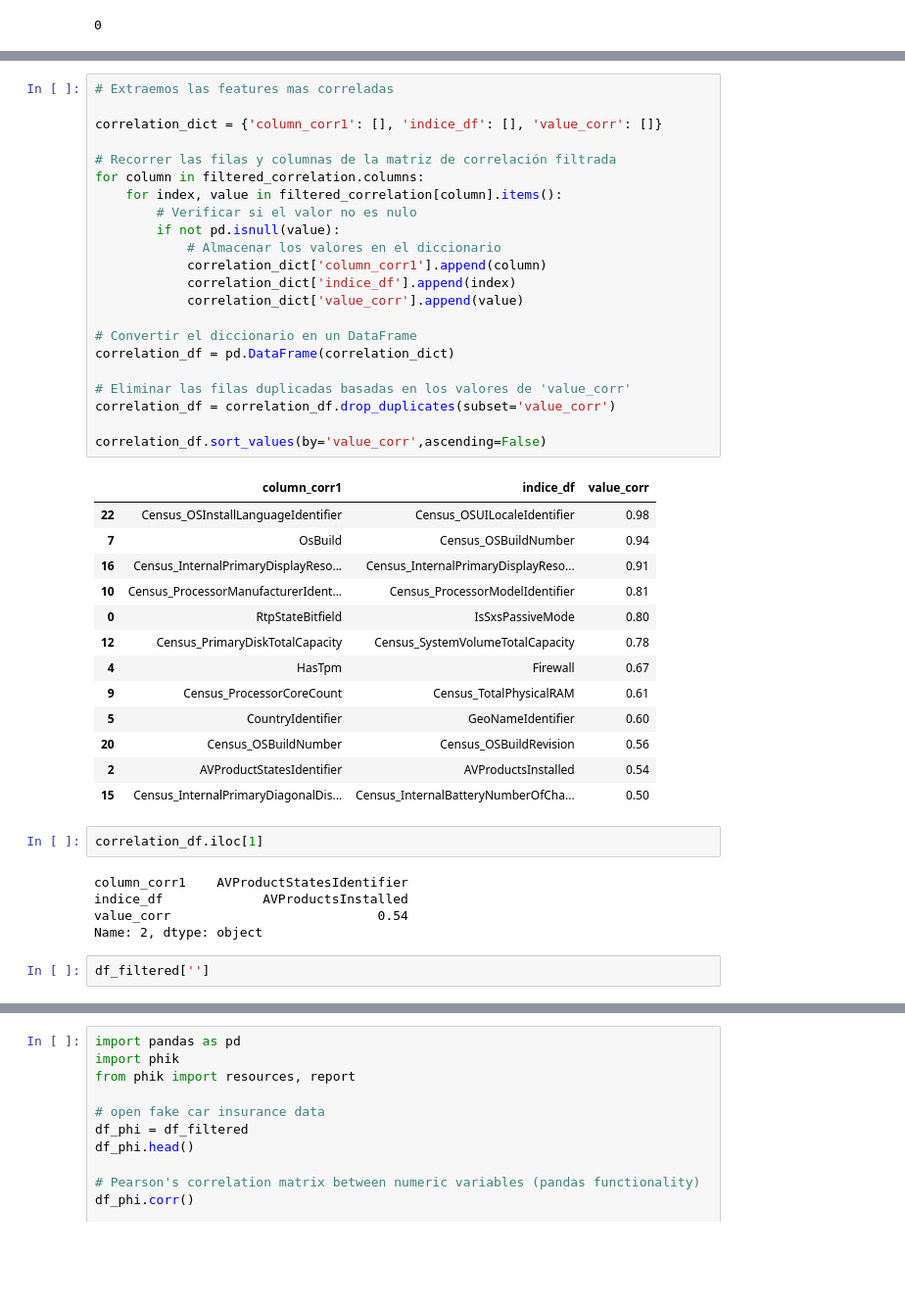
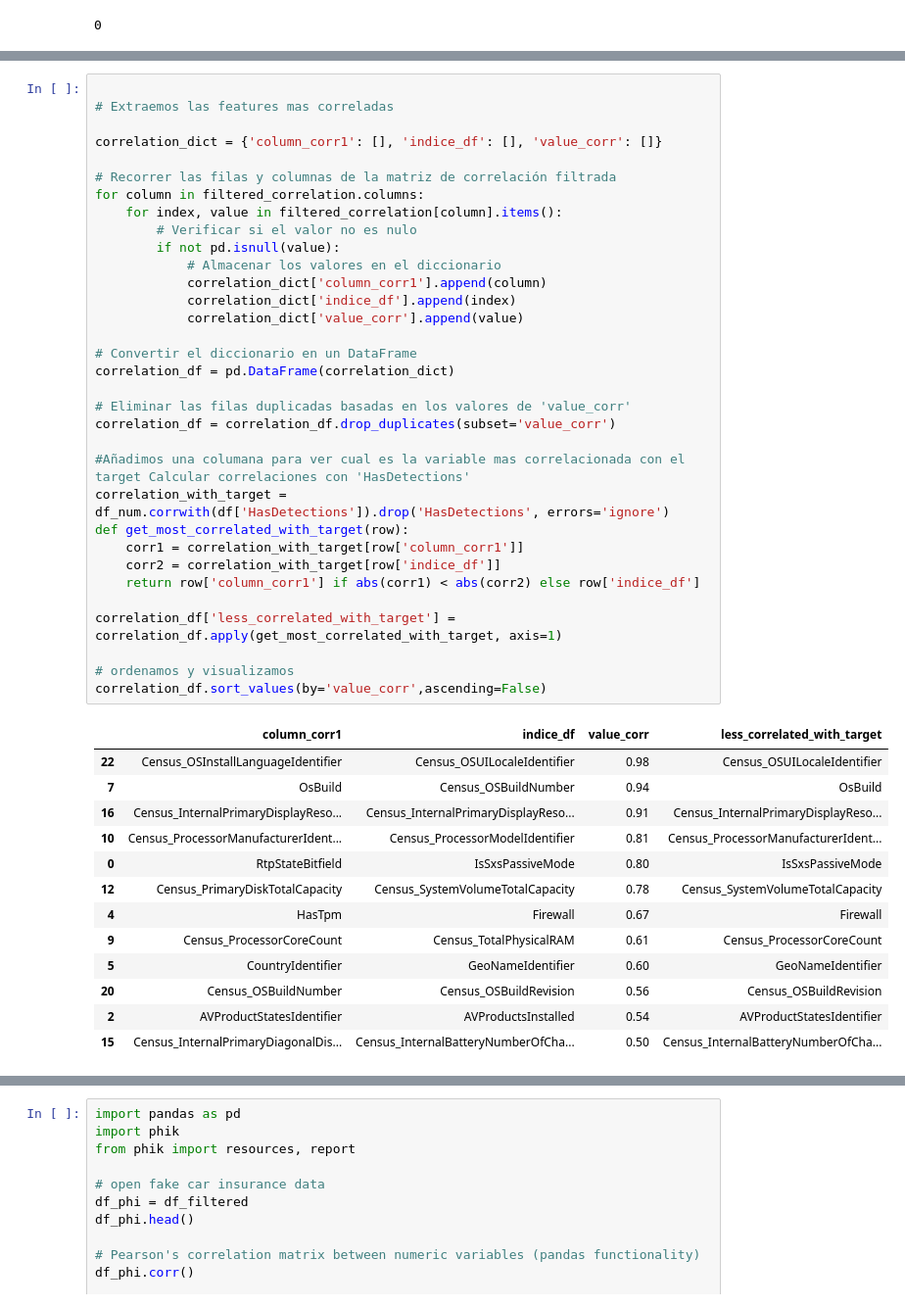
Before and after one commit to alejosilvestre/Portfolio, a Jupyter notebook: machine_learning_classification/porfolio_Machine_Learning_Malware_Prediction_classifier.ipynb, the cells around one changed output, grey strips where cells are left out. Shown at 98% size. Saved outputs shown, nothing was run; the diff lists cells and outputs as text; blank space fills up the shorter version.

```diff
--- a/machine_learning_classification/porfolio_Machine_Learning_Malware_Prediction_classifier.ipynb
+++ b/machine_learning_classification/porfolio_Machine_Learning_Malware_Prediction_classifier.ipynb
@@ -688,47 +816,49 @@ filtered_correlation
 | Census_OSUILocaleIdentifier | NaN | NaN | NaN | NaN | NaN | ... |
 23 rows × 23 columns
 # %%
+
 # Extraemos las features mas correladas
 
 correlation_dict = {'column_corr1': [], 'indice_df': [], 'value_corr': []}
 
 # Recorrer las filas y columnas de la matriz de correlación filtrada
 for column in filtered_correlation.columns:
     for index, value in filtered_correlation[column].items():
         # Verificar si el valor no es nulo
         if not pd.isnull(value):
             # Almacenar los valores en el diccionario
             correlation_dict['column_corr1'].append(column)
             correlation_dict['indice_df'].append(index)
             correlation_dict['value_corr'].append(value)
 
 # Convertir el diccionario en un DataFrame
 correlation_df = pd.DataFrame(correlation_dict)
 
 # Eliminar las filas duplicadas basadas en los valores de 'value_corr'
 correlation_df = correlation_df.drop_duplicates(subset='value_corr')
 
+#Añadimos una columana para ver cual es la variable mas correlacionada con el target Calcular correlaciones con 'HasDetections'
+correlation_with_target = df_num.corrwith(df['HasDetections']).drop('HasDetections', errors='ignore')
+def get_most_correlated_with_target(row):
+    corr1 = correlation_with_target[row['column_corr1']]
+    corr2 = correlation_with_target[row['indice_df']]
+    return row['column_corr1'] if abs(corr1) < abs(corr2) else row['indice_df']
+
+correlation_df['less_correlated_with_target'] = correlation_df.apply(get_most_correlated_with_target, axis=1)
+
+# ordenamos y visualizamos
 correlation_df.sort_values(by='value_corr',ascending=False)
 # %% [output]
-|  | column_corr1 | indice_df | value_corr |
-| 22 | Census_OSInstallLanguageIdentifier | Census_OSUILocaleIdentifier | 0.98 |
-| 7 | OsBuild | Census_OSBuildNumber | 0.94 |
-| 16 | Census_InternalPrimaryDisplayReso... | Census_InternalPrimaryDisplayReso... | 0.91 |
-| 10 | Census_ProcessorManufacturerIdent... | Census_ProcessorModelIdentifier | 0.81 |
-| 0 | RtpStateBitfield | IsSxsPassiveMode | 0.80 |
-| 12 | Census_PrimaryDiskTotalCapacity | Census_SystemVolumeTotalCapacity | 0.78 |
-| 4 | HasTpm | Firewall | 0.67 |
-| 9 | Census_ProcessorCoreCount | Census_TotalPhysicalRAM | 0.61 |
-| 5 | CountryIdentifier | GeoNameIdentifier | 0.60 |
-| 20 | Census_OSBuildNumber | Census_OSBuildRevision | 0.56 |
-| 2 | AVProductStatesIdentifier | AVProductsInstalled | 0.54 |
-| 15 | Census_InternalPrimaryDiagonalDis... | Census_InternalBatteryNumberOfCha... | 0.50 |
+|  | column_corr1 | indice_df | value_corr | less_correlated_with_target |
+| 22 | Census_OSInstallLanguageIdentifier | Census_OSUILocaleIdentifier | 0.98 | Census_OSUILocaleIdentifier |
+| 7 | OsBuild | Census_OSBuildNumber | 0.94 | OsBuild |
+| 16 | Census_InternalPrimaryDisplayReso... | Census_InternalPrimaryDisplayReso... | 0.91 | Census_InternalPrimaryDisplayReso... |
+| 10 | Census_ProcessorManufacturerIdent... | Census_ProcessorModelIdentifier | 0.81 | Census_ProcessorManufacturerIdent... |
+| 0 | RtpStateBitfield | IsSxsPassiveMode | 0.80 | IsSxsPassiveMode |
+| 12 | Census_PrimaryDiskTotalCapacity | Census_SystemVolumeTotalCapacity | 0.78 | Census_SystemVolumeTotalCapacity |
+| 4 | HasTpm | Firewall | 0.67 | Firewall |
+| 9 | Census_ProcessorCoreCount | Census_TotalPhysicalRAM | 0.61 | Census_ProcessorCoreCount |
+| 5 | CountryIdentifier | GeoNameIdentifier | 0.60 | GeoNameIdentifier |
+| 20 | Census_OSBuildNumber | Census_OSBuildRevision | 0.56 | Census_OSBuildRevision |
+| 2 | AVProductStatesIdentifier | AVProductsInstalled | 0.54 | AVProductStatesIdentifier |
+| 15 | Census_InternalPrimaryDiagonalDis... | Census_InternalBatteryNumberOfCha... | 0.50 | Census_InternalBatteryNumberOfCha... |
-# %%
-correlation_df.iloc[1]
-# %% [output]
-column_corr1    AVProductStatesIdentifier
-indice_df             AVProductsInstalled
-value_corr                           0.54
-Name: 2, dtype: object
-# %%
-df_filtered['']
```
Also changed, not shown: parts of 73 cells of this notebook, 9 other files.
